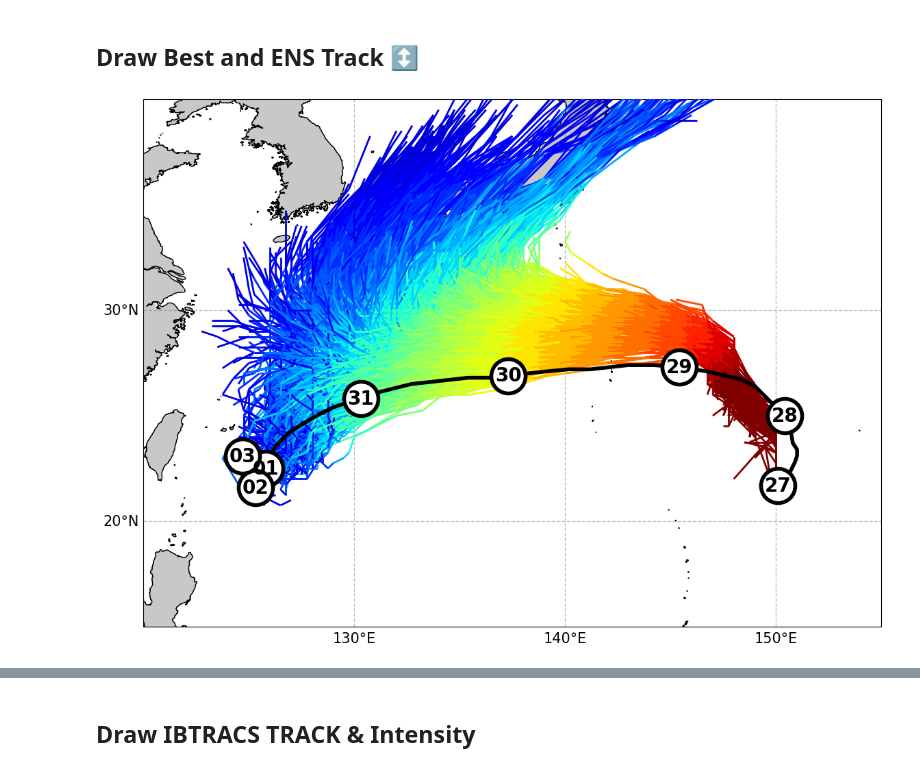
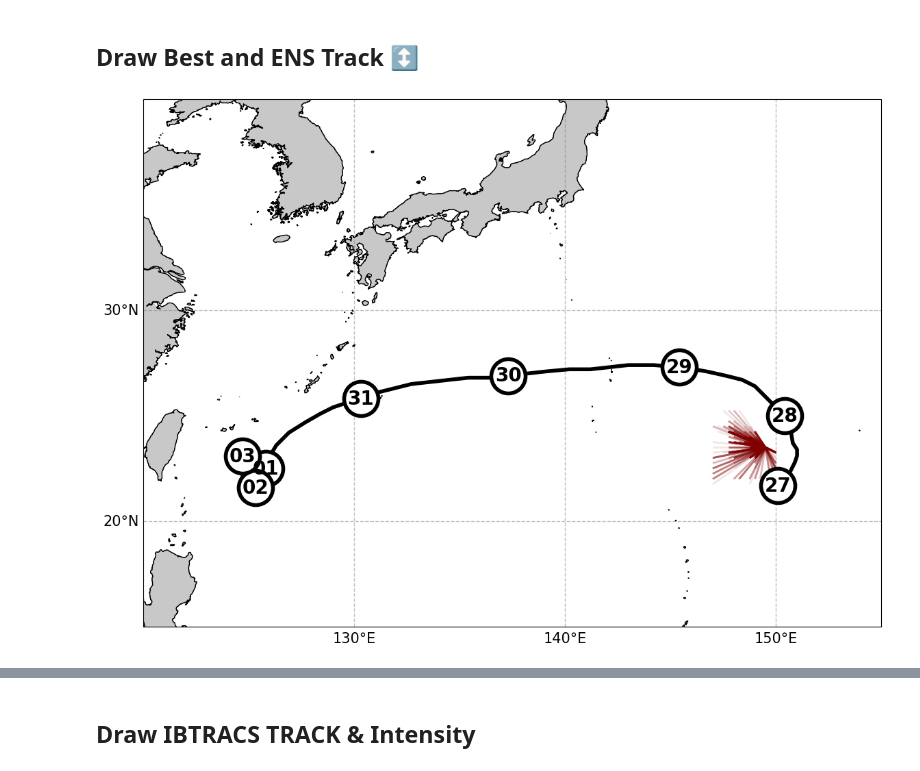
Before and after one commit to jjoo0727/Convective-Systems-Tropical-Dynamics-Laboratory, a Jupyter notebook: sensitivity/sensitivity_all_variances.ipynb, the cells around one changed output, grey strips where cells are left out. Saved outputs shown, nothing was run; the diff lists cells and outputs as text; code cells hidden in the pictures.

```diff
--- a/sensitivity/sensitivity_all_variances.ipynb
+++ b/sensitivity/sensitivity_all_variances.ipynb
@@ -77,3 +77,11 @@ colors = ["purple", "darkblue", "lightblue", "white", "yellow", "red", "pink"]
 
 # Create a colormap from the colors
 pwp = LinearSegmentedColormap.from_list("custom_cmap", colors, N=256)
+# %%
+from perlin_numpy import generate_perlin_noise_3d, generate_perlin_noise_2d
+
+np.random.seed(0)
+noise = generate_perlin_noise_2d(
+    (128, 128), (32, 32), tileable=(True, False)
+)
+plt.imshow(noise, cmap='gray')
@@ -79,0 +91,8 @@ pwp = LinearSegmentedColormap.from_list("custom_cmap", colors, N=256)
+# %%
+res = (4, 4)
+shape = (8, 8)
+
+delta = (res[0] / shape[0], res[1] / shape[1])
+d = (shape[0] // res[0], shape[1] // res[1])
+grid = np.mgrid[0:res[0]:delta[0],0:res[1]:delta[1]].transpose(1, 2, 0) % 1
+print(grid)
@@ -384,10 +476,10 @@ for speed in storm_speed:
     category = classify_tropical_cyclone(speed)
     storm_cat.append(category)
 # %%
-for predict_interval in range(168, 169, 12):
+# for predict_interval in range(168, 169, 12):
 # storm_lon, storm_lat, storm_mslp, storm_time = storm_info(pangu_dir, storm_name, storm_year, datetime_list = None, wind_thres=0)   #태풍 영문명, 년도 입력
 # storm_lon, storm_lat, storm_mslp, storm_time = storm_info(pangu_dir, storm_name, storm_year, datetime_list = datetime_list, wind_thres=0)   #태풍 영문명, 년도 입력
-# for predict_interval in range(24, 25, 12):
+for predict_interval in range(12, 13, 12):
     datetime1 = key_time + timedelta(hours=int(predict_interval))
 
 
@@ -426,33 +518,34 @@ for predict_interval in range(168, 169, 12):
                 time_idx = -1
             else:
                 continue
             lons = [pos['lon'] for _,pos in min_position[ens].items()][:time_idx]
             lats = [pos['lat'] for _,pos in min_position[ens].items()][:time_idx]
             min_values = [pos['mslp'] for _,pos in min_position[ens].items()][:time_idx]
             pred_times = [pos for pos, _ in min_position[ens].items()][:time_idx]
             z = np.array([(t - key_time).total_seconds() / 3600 for t in pred_times])
             # print(ens)
             if len(lons) < 1:
                 continue
             # ax.plot(lons, lats, color='red', linestyle='-', marker='', transform=ax.projection, zorder=5, linewidth=4)
             # ax.scatter(lons[-1], lats[-1], color='red', s=400, transform=ax.projection, zorder=5, marker = tcmarkers.HU)
-            lc = colorline(ax, lons, lats, z=z, cmap=plt.get_cmap('jet_r'), norm=mcolors.Normalize(vmin=24, vmax=168), linewidth=2, alpha=1, transform=ax.projection, zorder=5)
+            # lc = colorline(ax, lons, lats, z=z, cmap=plt.get_cmap('jet_r'), norm=mcolors.Normalize(vmin=24, vmax=168), linewidth=2, alpha=1, transform=ax.projection, zorder=5)
+            lc = colorline(ax, lons, lats, z=z, cmap=plt.get_cmap('jet_r'), norm=mcolors.Normalize(vmin=0, vmax=12), linewidth=2, alpha=0.1, transform=ax.projection, zorder=5)
 
         # # --- 오버레이 텍스트 생성 ---
         # text_str = f"{datetime1.strftime('%m/%d %HZ')} (+{predict_interval}h)"
 
         # # 오른쪽 위에 박스 스타일로 표시 (axes fraction 사용)
         # ax.text(
         #     0.98, 0.97, text_str,             # x, y (axes 좌표: 1,1이 오른쪽 위)
         #     transform=ax.transAxes,
         #     ha='right', va='top',
         #     fontsize=20,
         #     fontweight='bold',
         #     bbox=dict(facecolor='white', edgecolor='black', boxstyle='round,pad=0.4', alpha=0.85),
         #     zorder=99,
         # )
-        fig.savefig(f'/home1/jek/Pangu-Weather/plot/{storm_name}_Ensemble_track_{predict_interval}h_lc.png',bbox_inches='tight')
+        # fig.savefig(f'/home1/jek/Pangu-Weather/plot/{storm_name}_Ensemble_track_{predict_interval}h_lc.png',bbox_inches='tight')
         # plt.close(fig)
         plt.show()
 # %% [output]
-[figure, old version]
+[figure, new version]
```
Also changed, not shown: parts of 14 cells of this notebook, 6 other files.
